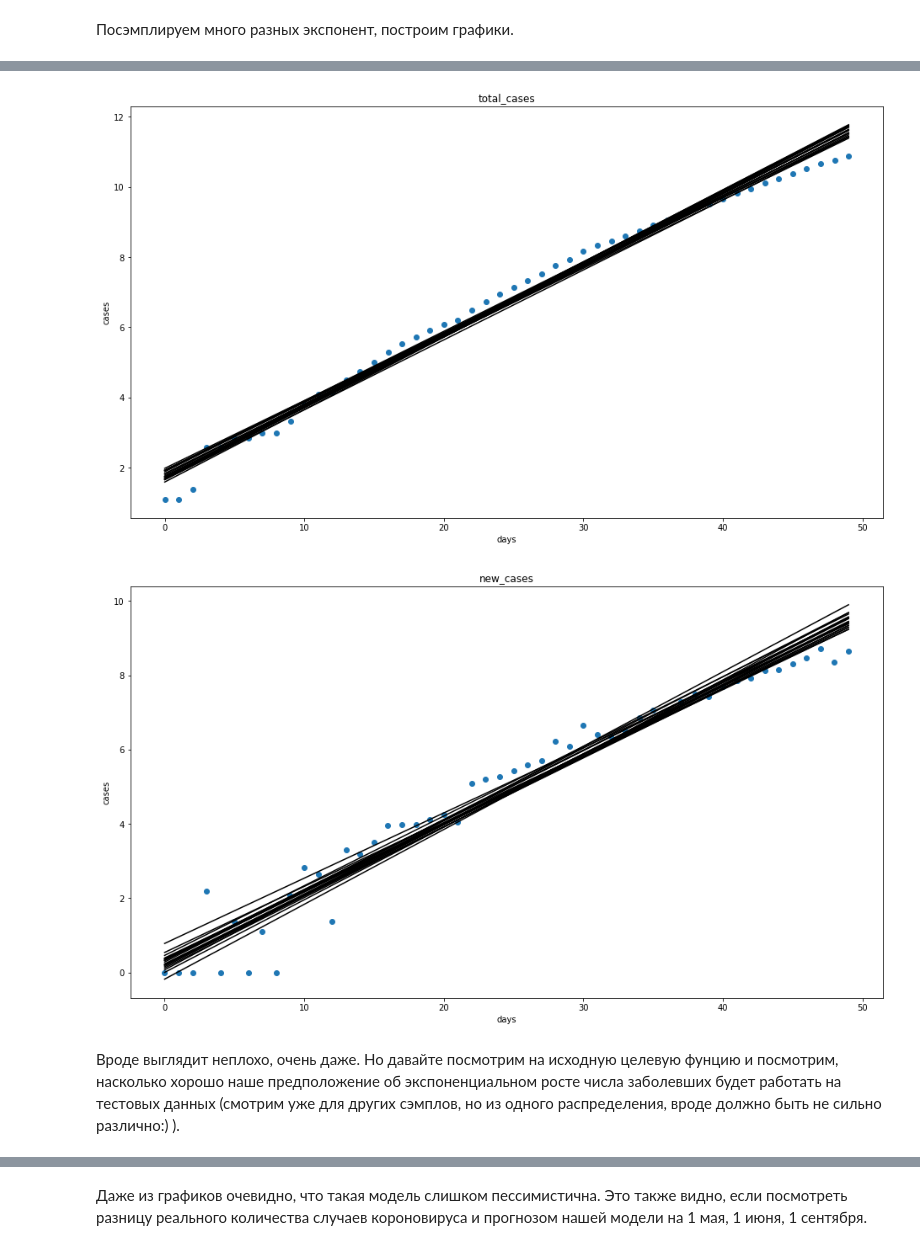
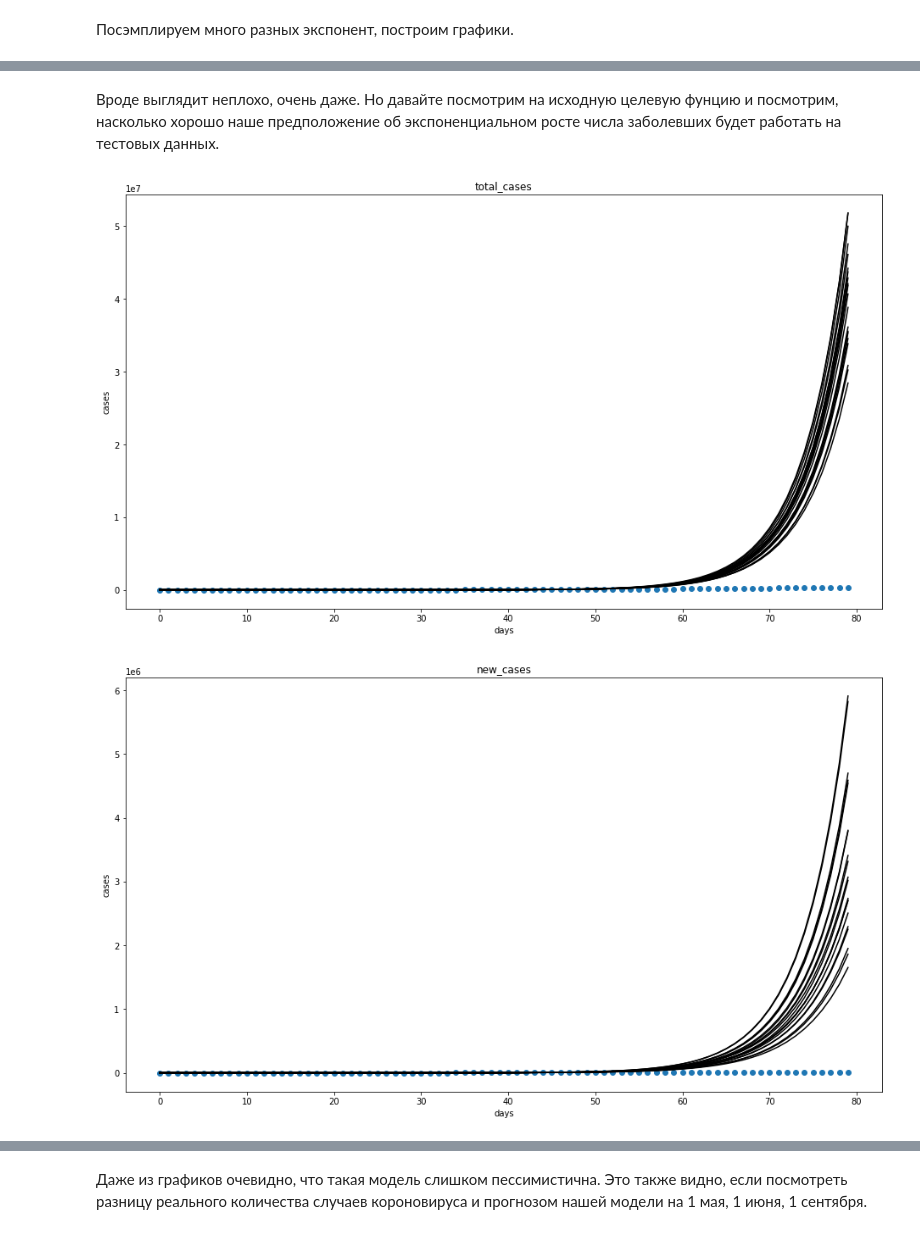
Before and after one commit to maxima1ist/made-advanced-ml-2022-hw, a Jupyter notebook: hw-1/linear_regression.ipynb, the cells around one changed output, grey strips where cells are left out. Cells and saved outputs as stored; diff of their text form; code cells hidden in the pictures.

Commit message:
Added prediction decision graphs.

```diff
--- a/hw-1/linear_regression.ipynb
+++ b/hw-1/linear_regression.ipynb
@@ -75,8 +75,9 @@ def plot_graphs(x, ys, title=None, labels=None, xlabel=None, ylabel=None):
         plt.xlabel(xlabel)
     if ylabel:
         plt.ylabel(ylabel)
+    if labels:
+        plt.legend()
 
-    plt.legend()
     plt.show()
 # %% [markdown]
 Строим графики для всех данных (на момент выгрузки датасета).
@@ -264,14 +283,35 @@ def myplot_sample_lines(mu, sigma,
+# %% [markdown]
+Вроде выглядит неплохо, очень даже. Но давайте посмотрим на исходную целевую фунцию и посмотрим, насколько хорошо наше предположение об экспоненциальном росте числа заболевших будет работать на тестовых данных.
+# %%
+def plot_sample_exp(samples,
+                    mu, sigma,
+                    xs, ys,
+                    title=None, xlabel=None, ylabel=None):
+    plt.figure(figsize=(16, 9))
+
+    for sample in samples:
+        plt.plot(xs, [math.exp(value) for value in sample], 'k-')
+
+    plt.scatter(xs, np.exp(ys))
+
+    if title:
+        plt.title(title)
+    if xlabel:
+        plt.xlabel(xlabel)
+    if ylabel:
+        plt.ylabel(ylabel)
+
+    plt.show()
 # %%
 for target in targets:
-    myplot_sample_lines(mu_sigma[target][0],
-                        mu_sigma[target][1],
-                        days_train,
-                        train_target_log[target],
-                        target,
-                        "days",
-                        "cases")
+    plot_sample_exp(samples[target],
+                    mu_sigma[target][0],
+                    mu_sigma[target][1],
+                    days,
+                    train_target_log[target].append(test_target_log[target]),
+                    target,
+                    "days",
+                    "cases")
 # %% [output]
-[figure, old version]
+[figure, new version]
-[figure, old version]
+[figure, new version]
-# %% [markdown]
-Вроде выглядит неплохо, очень даже. Но давайте посмотрим на исходную целевую фунцию и посмотрим, насколько хорошо наше предположение об экспоненциальном росте числа заболевших будет работать на тестовых данных (смотрим уже для других сэмплов, но из одного распределения, вроде должно быть не сильно различно:) ).
```
Also changed, not shown: parts of 11 cells of this notebook.
